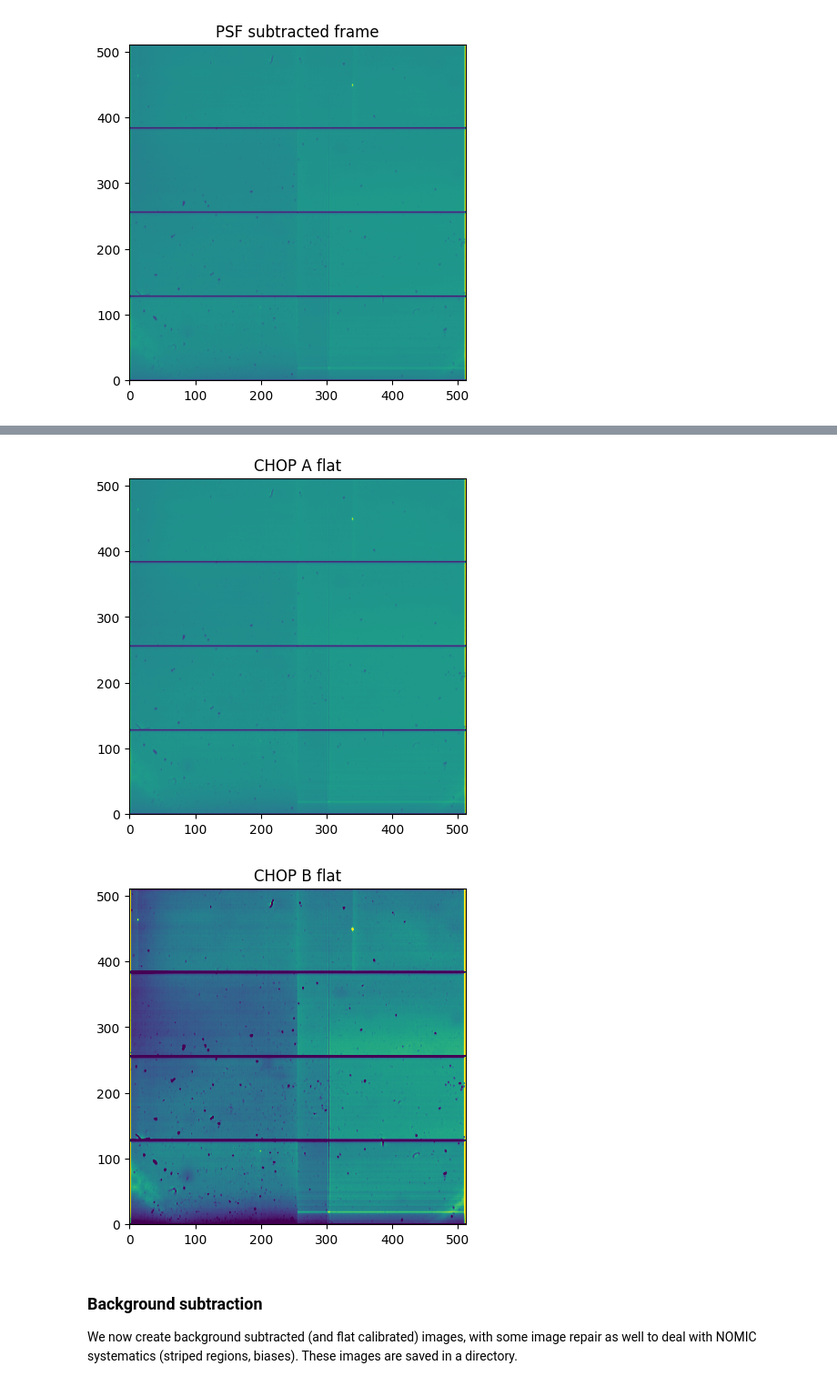
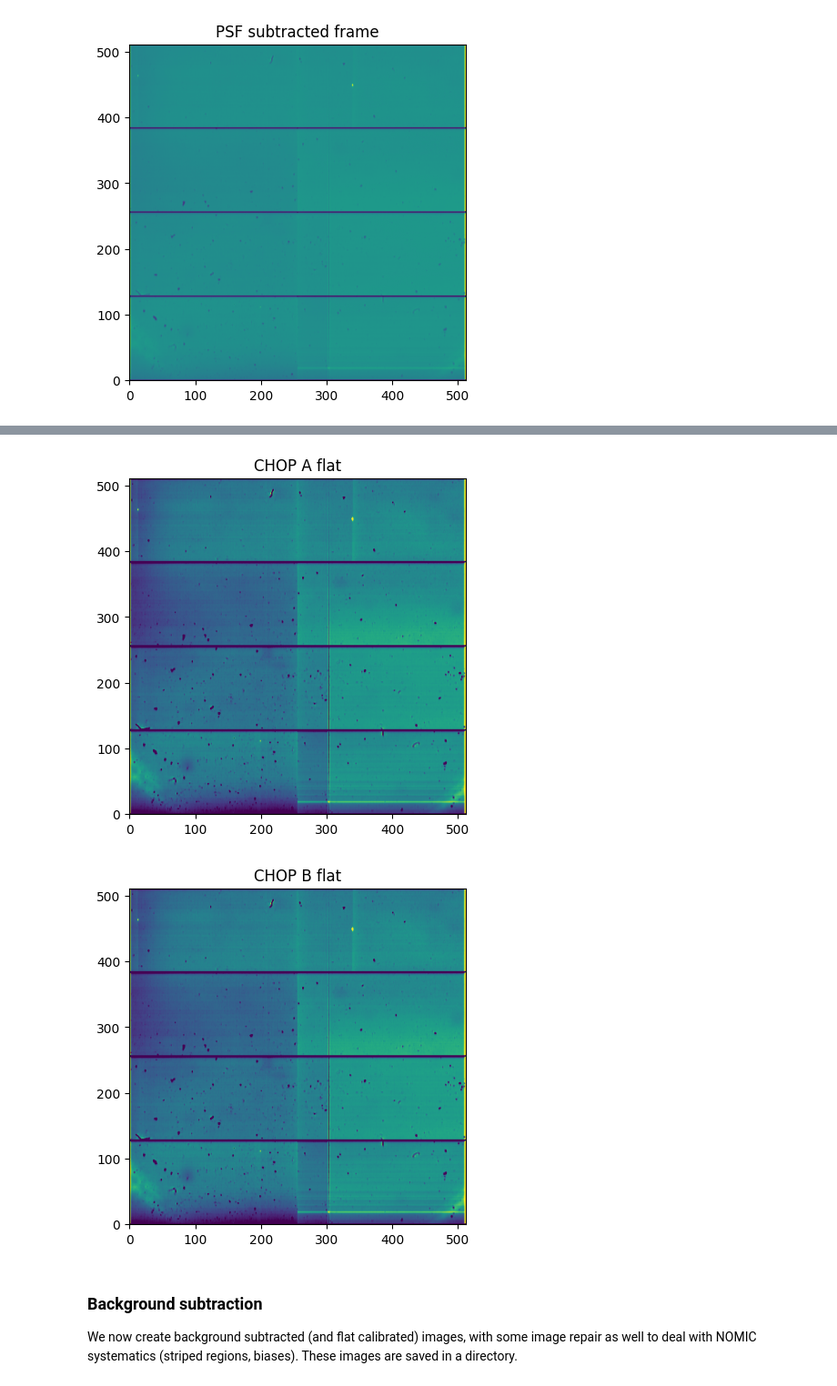
Before and after one commit to vivekv7323/pyNOMIC, a Jupyter notebook: notebooks/singlesidedreduction.ipynb, the cells around one changed output, grey strips where cells are left out. Shown at 91% size. Cells and saved outputs as stored; diff of their text form; code cells hidden in the pictures.

```diff
--- a/notebooks/singlesidedreduction.ipynb
+++ b/notebooks/singlesidedreduction.ipynb
@@ -132,9 +134,3 @@ plt.show()
 ### Identify chops and create coadded frames
 
 Using our highpass filtered data, we identify the chop states of all the raw images and coadd any consecutive chops as necessary. We also edit our file list and parallactic angles to match the list. The coadded frames are saved in a separate directory and the file list is amended to include the coadded frames and exclude the parent raw frames.
-# %%
-files, chops, para_angles, maxima, minima, orig_chops = prep.chop_correction(uncorrected_files,
-                                                                              str(highpass_dir), chops, orig_para_angles)
-
-np.savez(obj+"_NOMIC_chop_correction.npz", files, chops, para_angles, maxima, minima, orig_chops)
-print("Files saved")
@@ -182,6 +220,3 @@ plt.show()
 ### Subtract PSFs to aid background subtraction/calibration
 
 We can now model and subtract the PSF from the images to create even better flats for each chop state. We can also use these PSF subtracted images for chop subtraction.
-# %%
-psf_subtracted_dir = flat_methods.subtract_psfs(files, chops, maxima, flat=combined_flat,
-                                                badmap=badmap, remove_residual=True)
@@ -192,6 +232,7 @@ psf_subtracted_dir = "psfsubtracted"
 # %%
 # Important to sort the data for reading it sequentially
-psf_subtracted_files = np.asarray(sorted(list(pathlib.Path(str(psf_subtracted_dir)).rglob('*.fits'))))
+psf_subtracted_files = np.asarray(sorted(list(pathlib.Path\
+                       (str(psf_subtracted_dir)).rglob('*.fits'))))
 
 hdul = fits.open(psf_subtracted_files[1])
 plt.title("PSF subtracted frame")
@@ -229,12 +269,12 @@ print("Flats retrieved")
 # %%
 plt.title("CHOP A flat")
-plt.imshow(chopa_flat, origin="lower")#, vmin=14000, vmax=21000)
+plt.imshow(chopa_flat, origin="lower", vmin=14000, vmax=21000)
 plt.show()
 plt.title("CHOP B flat")
 plt.imshow(chopb_flat, origin="lower", vmin=14000, vmax=21000)
 plt.show()
 # %% [output]
-[figure, old version]
+[figure, new version]
 [figure]
 # %% [markdown]
 ### Background subtraction
```
Also changed, not shown: parts of 46 cells of this notebook, 9 other files.
